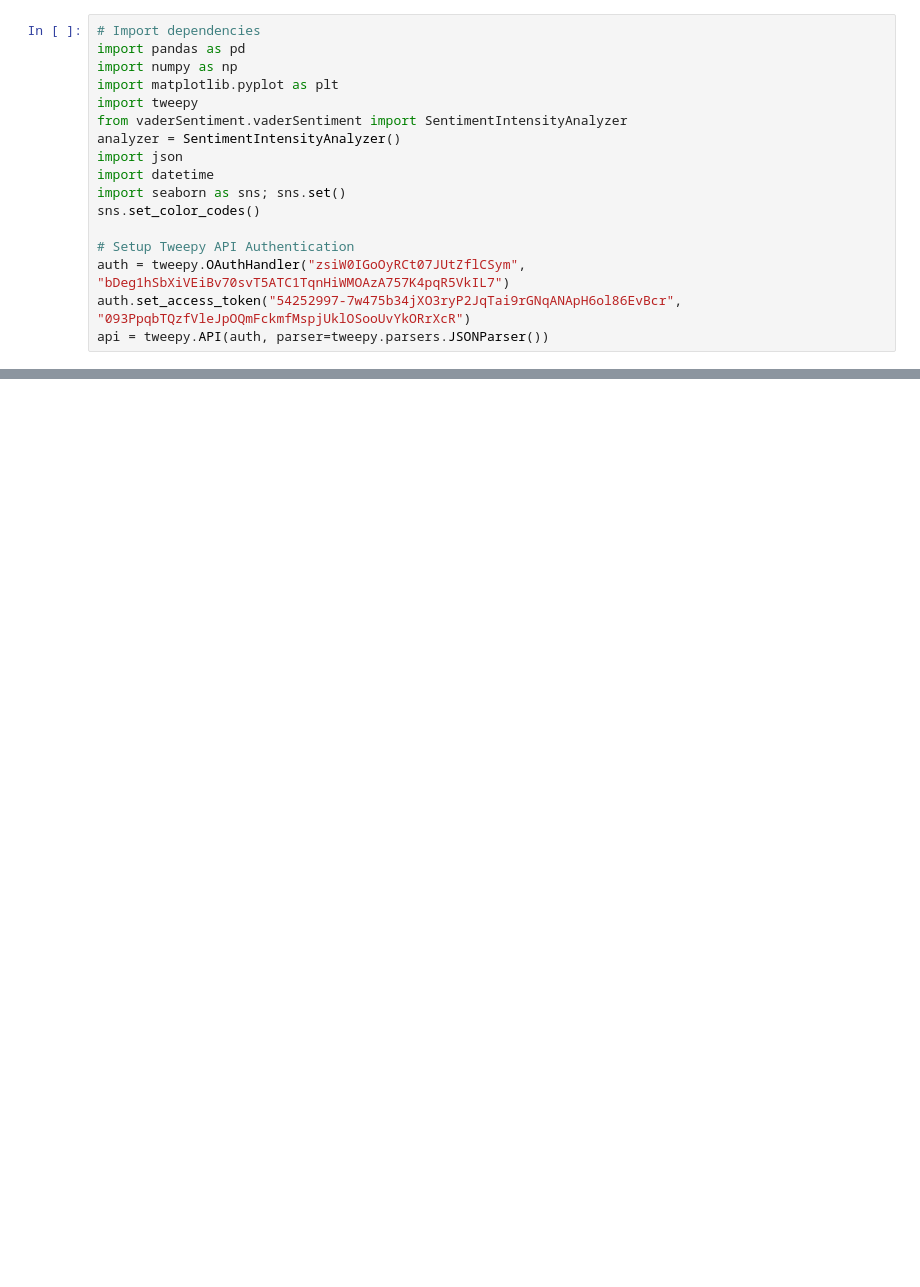
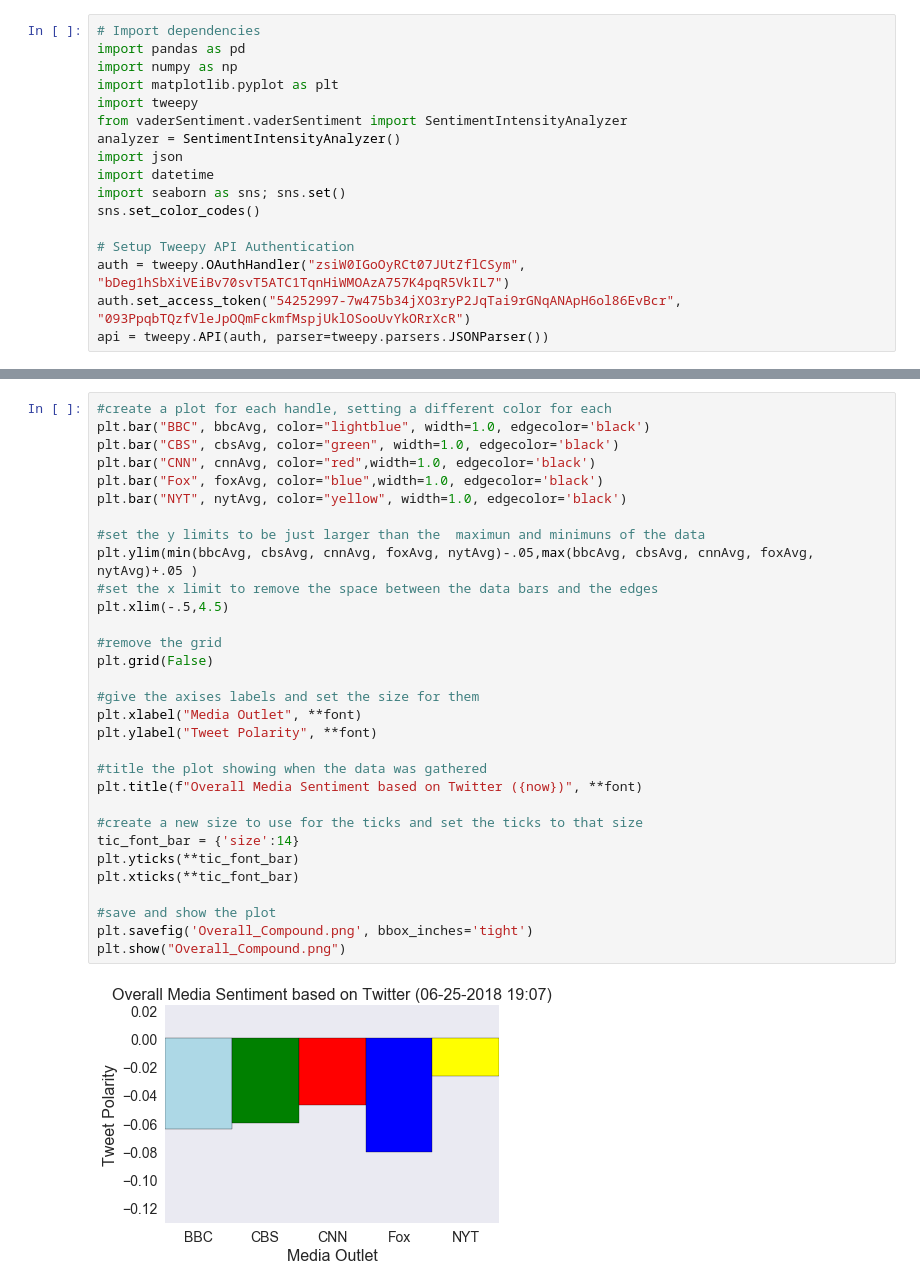
Before and after one commit to mjr390/Pandas_In_Jupyter, a Jupyter notebook: News_Mood/News Mood.ipynb, the cells around one changed output, grey strips where cells are left out. Drawn from its saved outputs; the diff is of its cells as text; blank space fills up the shorter version.

```diff
--- a/News_Mood/News Mood.ipynb
+++ b/News_Mood/News Mood.ipynb
@@ -114,0 +156,33 @@ plt.show('News_Mood.png')
+# %%
+#create a plot for each handle, setting a different color for each
+plt.bar("BBC", bbcAvg, color="lightblue", width=1.0, edgecolor='black')
+plt.bar("CBS", cbsAvg, color="green", width=1.0, edgecolor='black')
+plt.bar("CNN", cnnAvg, color="red",width=1.0, edgecolor='black')
+plt.bar("Fox", foxAvg, color="blue",width=1.0, edgecolor='black')
+plt.bar("NYT", nytAvg, color="yellow", width=1.0, edgecolor='black')
+
+#set the y limits to be just larger than the  maximun and minimuns of the data
+plt.ylim(min(bbcAvg, cbsAvg, cnnAvg, foxAvg, nytAvg)-.05,max(bbcAvg, cbsAvg, cnnAvg, foxAvg, nytAvg)+.05 )
+#set the x limit to remove the space between the data bars and the edges
+plt.xlim(-.5,4.5)
+
+#remove the grid
+plt.grid(False)
+
+#give the axises labels and set the size for them
+plt.xlabel("Media Outlet", **font)
+plt.ylabel("Tweet Polarity", **font)
+
+#title the plot showing when the data was gathered
+plt.title(f"Overall Media Sentiment based on Twitter ({now})", **font)
+
+#create a new size to use for the ticks and set the ticks to that size
+tic_font_bar = {'size':14}
+plt.yticks(**tic_font_bar)
+plt.xticks(**tic_font_bar)
+
+#save and show the plot
+plt.savefig('Overall_Compound.png', bbox_inches='tight')
+plt.show("Overall_Compound.png")
+# %% [output]
+[figure, added]
```
Also changed, not shown: parts of 8 cells of this notebook, 7 other files.
